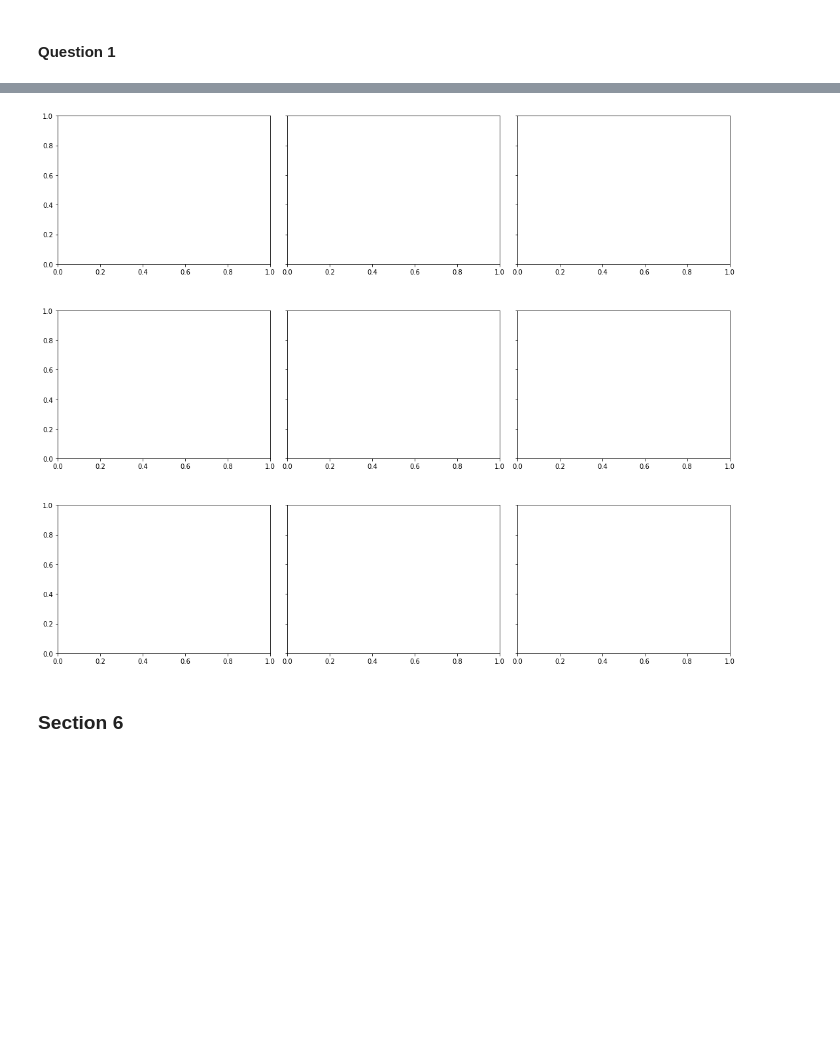
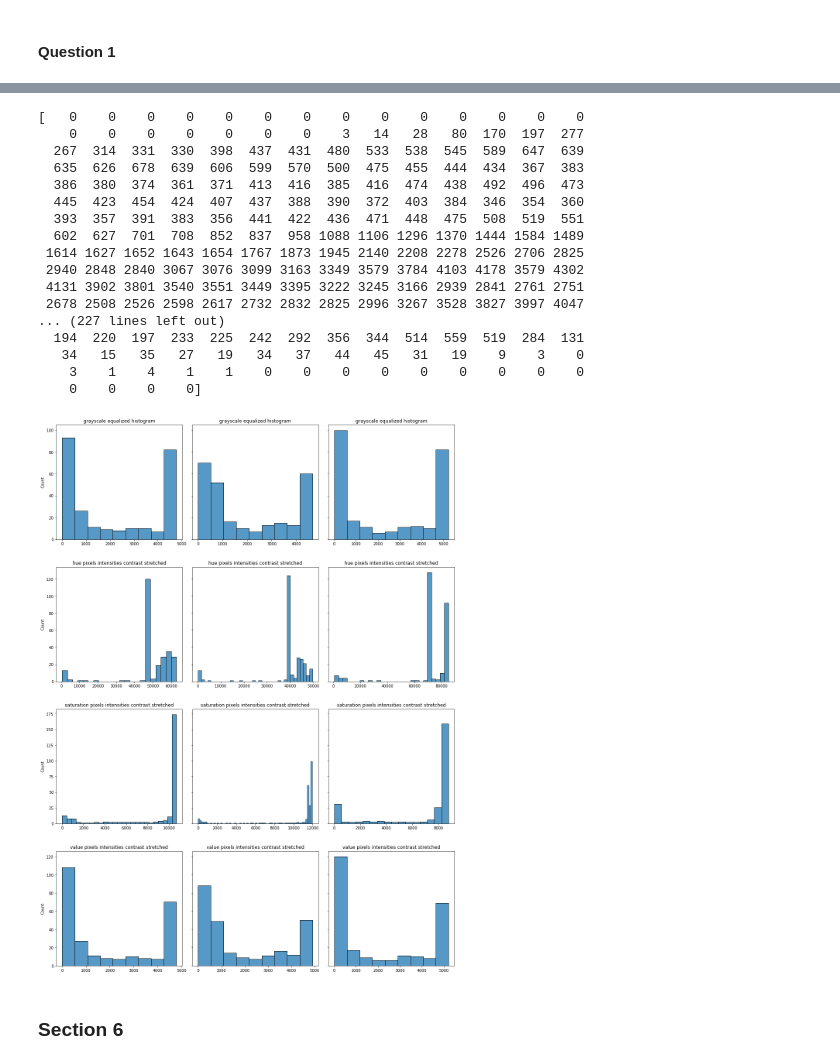
Before and after one commit to mamello-justice/computer-vision, a Jupyter notebook: work/Lab1.ipynb, the cells around one changed output, grey strips where cells are left out. Drawn from its saved outputs; the diff is of its cells as text; code cells hidden in the pictures; blank space fills up the shorter version.

```diff
--- a/work/Lab1.ipynb
+++ b/work/Lab1.ipynb
@@ -62,18 +70,22 @@ all = images + masks
 # %% [markdown]
 ### Section 3 - Display Images
 # %%
-fig = plt.figure(figsize=(num_images * 5, 10))
+fig = plt.figure(figsize=(num_images * 5, 15))
 
-for image, grayscale, mask, i in zip(images, grayscales, masks, range(num_images)):
-    fig.add_subplot(3, num_images, i+1)
+for image, grayscale, mask, hsv, i in zip(images, grayscales, masks, hsvs, range(num_images)):
+    fig.add_subplot(4, num_images, i+1)
     plt.imshow(image)
     plt.axis('off')
 
-    fig.add_subplot(3, num_images, num_images+i+1)
+    fig.add_subplot(4, num_images, num_images+i+1)
     plt.imshow(grayscale, cmap="gray")
     plt.axis('off')
 
-    fig.add_subplot(3, 3, 2*num_images+i+1)
+    fig.add_subplot(4, num_images, 2*num_images+i+1)
     plt.imshow(mask)
     plt.axis('off')
+
+    fig.add_subplot(4, num_images, 3*num_images+i+1)
+    plt.imshow(hsv)
+    plt.axis('off')
 # %% [output]
@@ -537,29 +383,73 @@ perform_function_on_defaults(contrast_stretch)
 # %%
 def channel_equalization(channel):
-    hist, bins = np.histogram(channel.flatten(), 256, [0, 256])
+    hist, bins = np.histogram(channel.flatten(), 256, [0, 1])
+    print(hist)
     cdf = hist.cumsum()
     normalized = cdf * hist.max() / cdf.max()
     return normalized
 
-fig, axes = plt.subplots(3, num_images, sharey=True)
+fig, axes = plt.subplots(4, num_images, sharey='row')
 
 fig.set_figwidth(5 * num_images)
-fig.set_figheight(12)
+fig.set_figheight(5 * 4)
 fig.tight_layout(h_pad=5)
 
-def histogram_equalization(image, _mask, i):
-    name = os.path.basename(image.filename)
+for grayscale, hsv, i in zip(grayscales, hsvs, range(num_images)):
+    grayscale_equalized = channel_equalization(grayscale)
+    hue_equalized = channel_equalization(hsv[:, :, 0])
+    saturation_equalized = channel_equalization(hsv[:, :, 1])
+    value_equalized = channel_equalization(hsv[:, :, 2])
 
-    image_arr = np.asarray(image)
+    # Grayscale pixel intensity histogram for contrast stretched image
+    sns.histplot(
+        ax=axes[0, i],
+        data=grayscale_equalized.flatten()
+    ).set(
+        title=f"grayscale equalized histogram"
+    )
 
-    equalized_red = channel_equalization(image_arr[:, :, 0])
-    equalized_green = channel_equalization(image_arr[:, :, 1])
-    equalized_blue = channel_equalization(image_arr[:, :, 2])
+    # Hue pixel intensity histogram for contrast stretched image
+    sns.histplot(
+        ax=axes[1, i],
+        data=hue_equalized.flatten()
+    ).set(
+        title=f"hue pixels intensities contrast stretched"
+    )
 
+    # Saturation pixel intensity histogram for contrast stretched image
+    sns.histplot(
+        ax=axes[2, i],
+        data=saturation_equalized.flatten()
+    ).set(
+        title=f"saturation pixels intensities contrast stretched"
+    )
 
-perform_function_on_defaults(histogram_equalization)
+    # Value pixel intensity histogram for contrast stretched image
+    sns.histplot(
+        ax=axes[3, i],
+        data=value_equalized.flatten()
+    ).set(
+        title=f"value pixels intensities contrast stretched"
+    )
 # %% [output]
+[   0    0    0    0    0    0    0    0    0    0    0    0    0    0
+    0    0    0    0    0    0    0    3   14   28   80  170  197  277
+  267  314  331  330  398  437  431  480  533  538  545  589  647  639
+  635  626  678  639  606  599  570  500  475  455  444  434  367  383
+  386  380  374  361  371  413  416  385  416  474  438  492  496  473
+  445  423  454  424  407  437  388  390  372  403  384  346  354  360
+  393  357  391  383  356  441  422  436  471  448  475  508  519  551
+  602  627  701  708  852  837  958 1088 1106 1296 1370 1444 1584 1489
+ 1614 1627 1652 1643 1654 1767 1873 1945 2140 2208 2278 2526 2706 2825
+ 2940 2848 2840 3067 3076 3099 3163 3349 3579 3784 4103 4178 3579 4302
+ 4131 3902 3801 3540 3551 3449 3395 3222 3245 3166 2939 2841 2761 2751
+ 2678 2508 2526 2598 2617 2732 2832 2825 2996 3267 3528 3827 3997 4047
+... (227 lines left out)
+  194  220  197  233  225  242  292  356  344  514  559  519  284  131
+   34   15   35   27   19   34   37   44   45   31   19    9    3    0
+    3    1    4    1    1    0    0    0    0    0    0    0    0    0
+    0    0    0    0]
-[figure, old version]
+[figure, new version]
 # %% [markdown]
 ### Section 6
 # %% [markdown]
```
Also changed, not shown: parts of 28 cells of this notebook.
